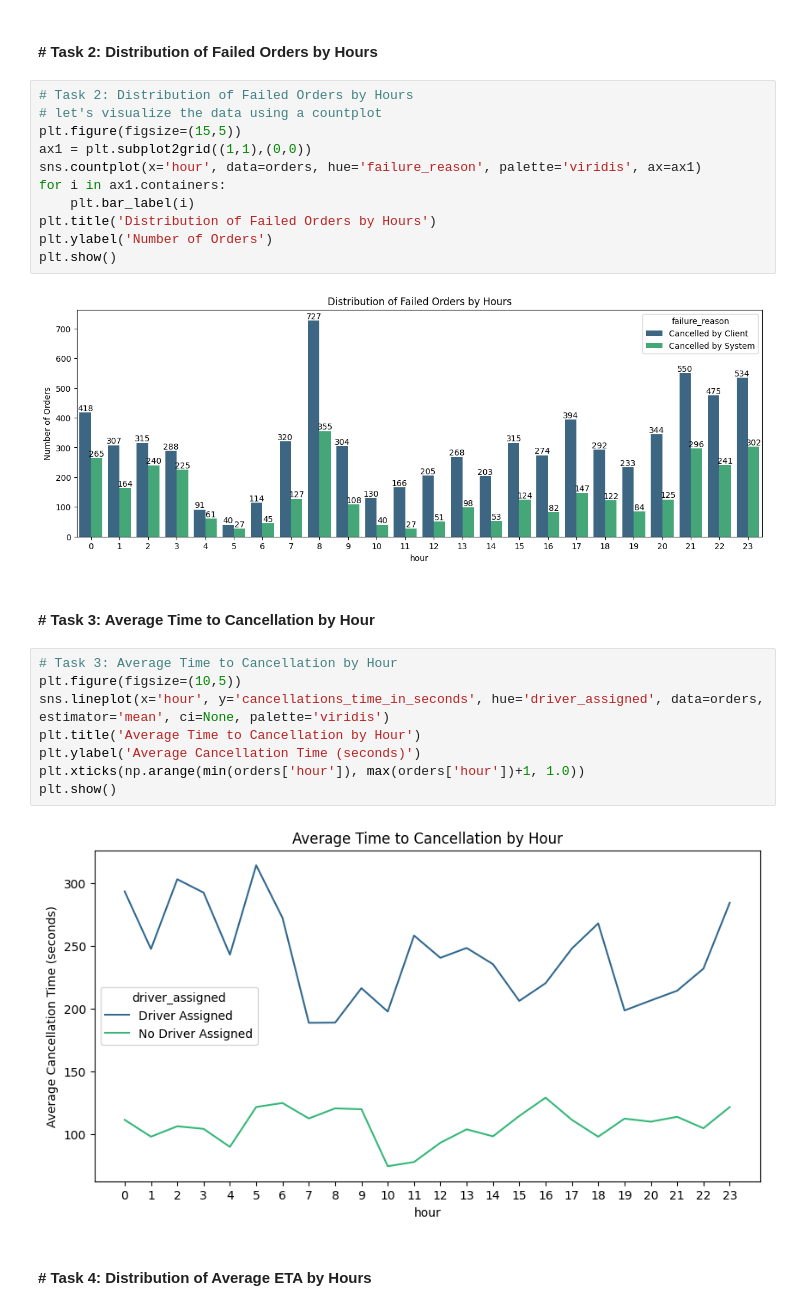
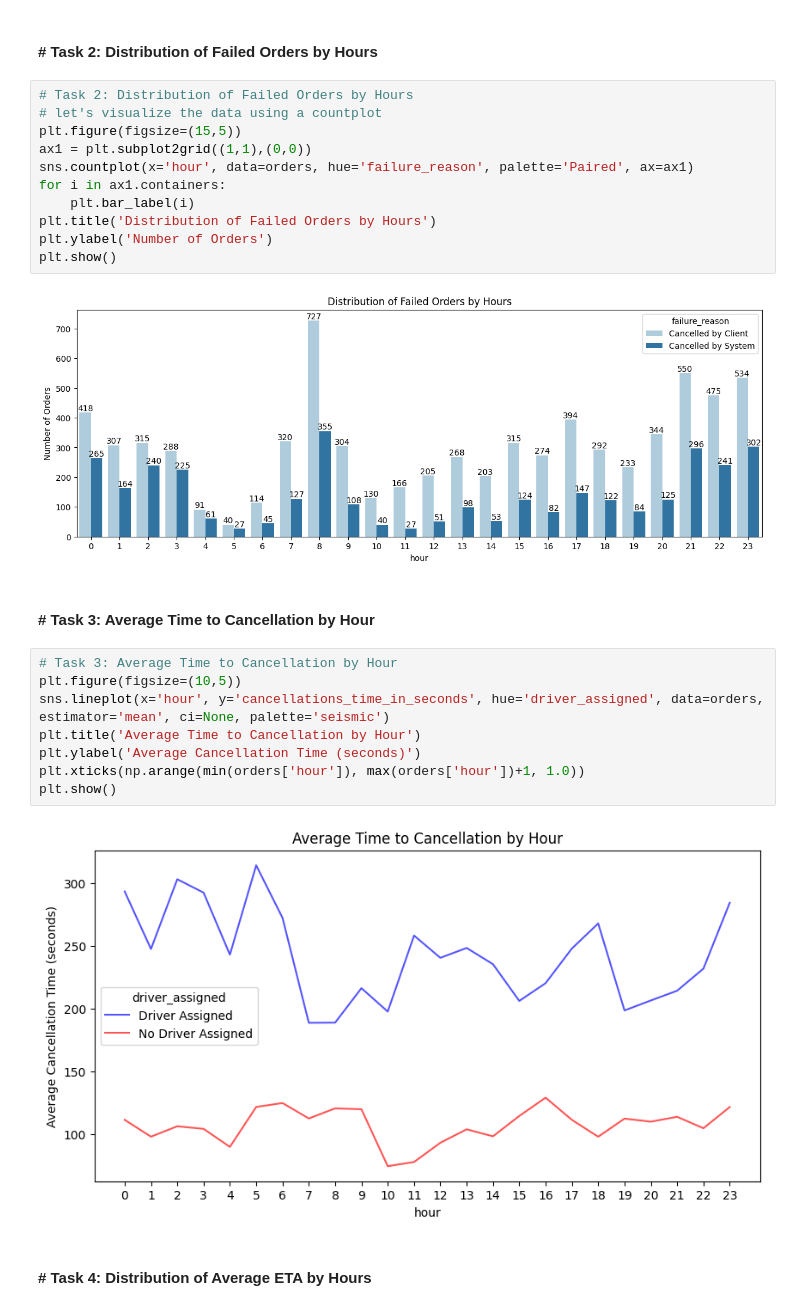
Before and after one commit to Akshay-Paunikar/Gett---Business-Analysis, a Jupyter notebook: Gett_Business_Analysis.ipynb, the cells around one changed output. Cells and saved outputs as stored; diff of their text form.

Commit message:
Added colors to visualization

```diff
--- a/Gett_Business_Analysis.ipynb
+++ b/Gett_Business_Analysis.ipynb
@@ -298,28 +298,28 @@ plt.show()
 # %%
 # Task 2: Distribution of Failed Orders by Hours
 # let's visualize the data using a countplot
 plt.figure(figsize=(15,5))
 ax1 = plt.subplot2grid((1,1),(0,0))
-sns.countplot(x='hour', data=orders, hue='failure_reason', palette='viridis', ax=ax1)
+sns.countplot(x='hour', data=orders, hue='failure_reason', palette='Paired', ax=ax1)
 for i in ax1.containers:
     plt.bar_label(i)
 plt.title('Distribution of Failed Orders by Hours')
 plt.ylabel('Number of Orders')
 plt.show()
 # %% [output]
-[figure, old version]
+[figure, new version]
 # %% [markdown]
 #### # Task 3: Average Time to Cancellation by Hour
 # %%
 # Task 3: Average Time to Cancellation by Hour
 plt.figure(figsize=(10,5))
-sns.lineplot(x='hour', y='cancellations_time_in_seconds', hue='driver_assigned', data=orders, estimator='mean', ci=None, palette='viridis')
+sns.lineplot(x='hour', y='cancellations_time_in_seconds', hue='driver_assigned', data=orders, estimator='mean', ci=None, palette='seismic')
 plt.title('Average Time to Cancellation by Hour')
 plt.ylabel('Average Cancellation Time (seconds)')
 plt.xticks(np.arange(min(orders['hour']), max(orders['hour'])+1, 1.0))
 plt.show()
 # %% [output]
-[figure, old version]
+[figure, new version]
 # %% [markdown]
 #### # Task 4: Distribution of Average ETA by Hours
 # %%
```
Also changed, not shown: parts of 1 cell of this notebook, 1 other file.
